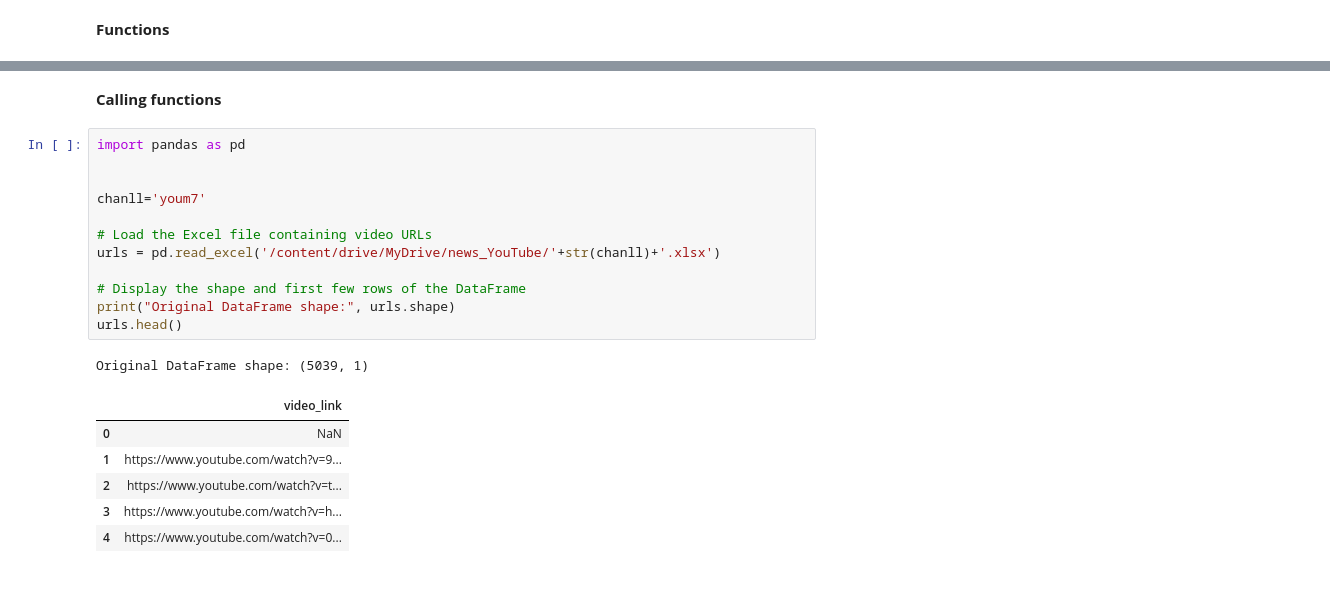
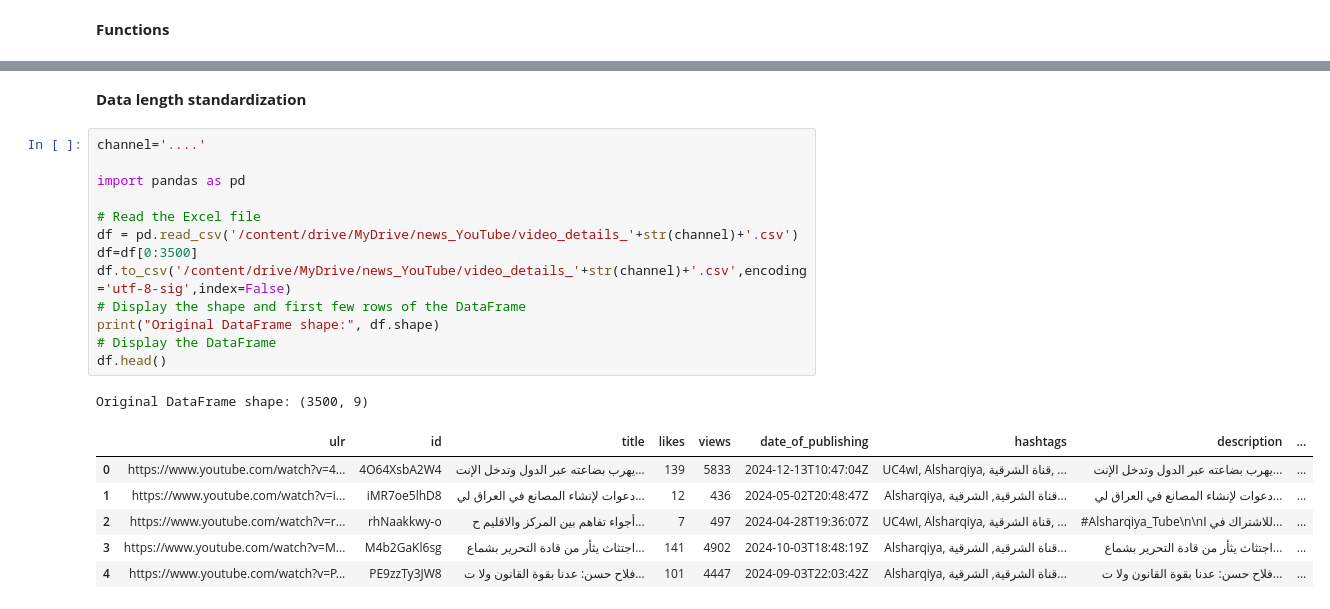
Before and after one commit to hezam2022/Arabic-news-and-public-opinion-dataset-from-YouTube, a Jupyter notebook: youtube__hezam.ipynb, the cells around one changed output, grey strips where cells are left out. Saved outputs shown, nothing was run; the diff lists cells and outputs as text.

```diff
--- a/youtube__hezam.ipynb
+++ b/youtube__hezam.ipynb
@@ -224,22 +358,23 @@ def get_video_comments(video_id):
-# %% [markdown]
-**Calling functions**
+# %% [markdown]
+**Data length standardization**
 # %%
+channel='....'
+
 import pandas as pd
 
-
-chanll='youm7'
-
-# Load the Excel file containing video URLs
-urls = pd.read_excel('/content/drive/MyDrive/news_YouTube/'+str(chanll)+'.xlsx')
-
+# Read the Excel file
+df = pd.read_csv('/content/drive/MyDrive/news_YouTube/video_details_'+str(channel)+'.csv')
+df=df[0:3500]
+df.to_csv('/content/drive/MyDrive/news_YouTube/video_details_'+str(channel)+'.csv',encoding='utf-8-sig',index=False)
 # Display the shape and first few rows of the DataFrame
-print("Original DataFrame shape:", urls.shape)
-urls.head()
+print("Original DataFrame shape:", df.shape)
+# Display the DataFrame
+df.head()
 # %% [output]
-Original DataFrame shape: (5039, 1)
+Original DataFrame shape: (3500, 9)
-|  | video_link |
-| 0 | NaN |
-| 1 | https://www.youtube.com/watch?v=9... |
-| 2 | https://www.youtube.com/watch?v=t... |
-| 3 | https://www.youtube.com/watch?v=h... |
-| 4 | https://www.youtube.com/watch?v=0... |
+|  | ulr | id | title | likes | views | date_of_publishing | hashtags | description | ... |
+| 0 | https://www.youtube.com/watch?v=4... | 4O64XsbA2W4 | يهرب بضاعته عبر الدول وتدخل الإنت... | 139 | 5833 | 2024-12-13T10:47:04Z | UC4wI, Alsharqiya, قناة الشرقية, ... | يهرب بضاعته عبر الدول وتدخل الإنت... | ... |
+| 1 | https://www.youtube.com/watch?v=i... | iMR7oe5lhD8 | دعوات لإنشاء المصانع في العراق لي... | 12 | 436 | 2024-05-02T20:48:47Z | Alsharqiya, قناة الشرقية, الشرقية... | دعوات لإنشاء المصانع في العراق لي... | ... |
+| 2 | https://www.youtube.com/watch?v=r... | rhNaakkwy-o | أجواء تفاهم بين المركز والاقليم ح... | 7 | 497 | 2024-04-28T19:36:07Z | UC4wI, Alsharqiya, قناة الشرقية, ... | #Alsharqiya_Tube\n\nللاشتراك في ا... | ... |
+| 3 | https://www.youtube.com/watch?v=M... | M4b2GaKl6sg | اجتثاث يثأر من قادة التحرير بشماع... | 141 | 4902 | 2024-10-03T18:48:19Z | Alsharqiya, قناة الشرقية, الشرقية... | اجتثاث يثأر من قادة التحرير بشماع... | ... |
+| 4 | https://www.youtube.com/watch?v=P... | PE9zzTy3JW8 | فلاح حسن: عدنا بقوة القانون ولا ت... | 101 | 4447 | 2024-09-03T22:03:42Z | Alsharqiya, قناة الشرقية, الشرقية... | فلاح حسن: عدنا بقوة القانون ولا ت... | ... |
```
Also changed, not shown: parts of 20 cells of this notebook.
